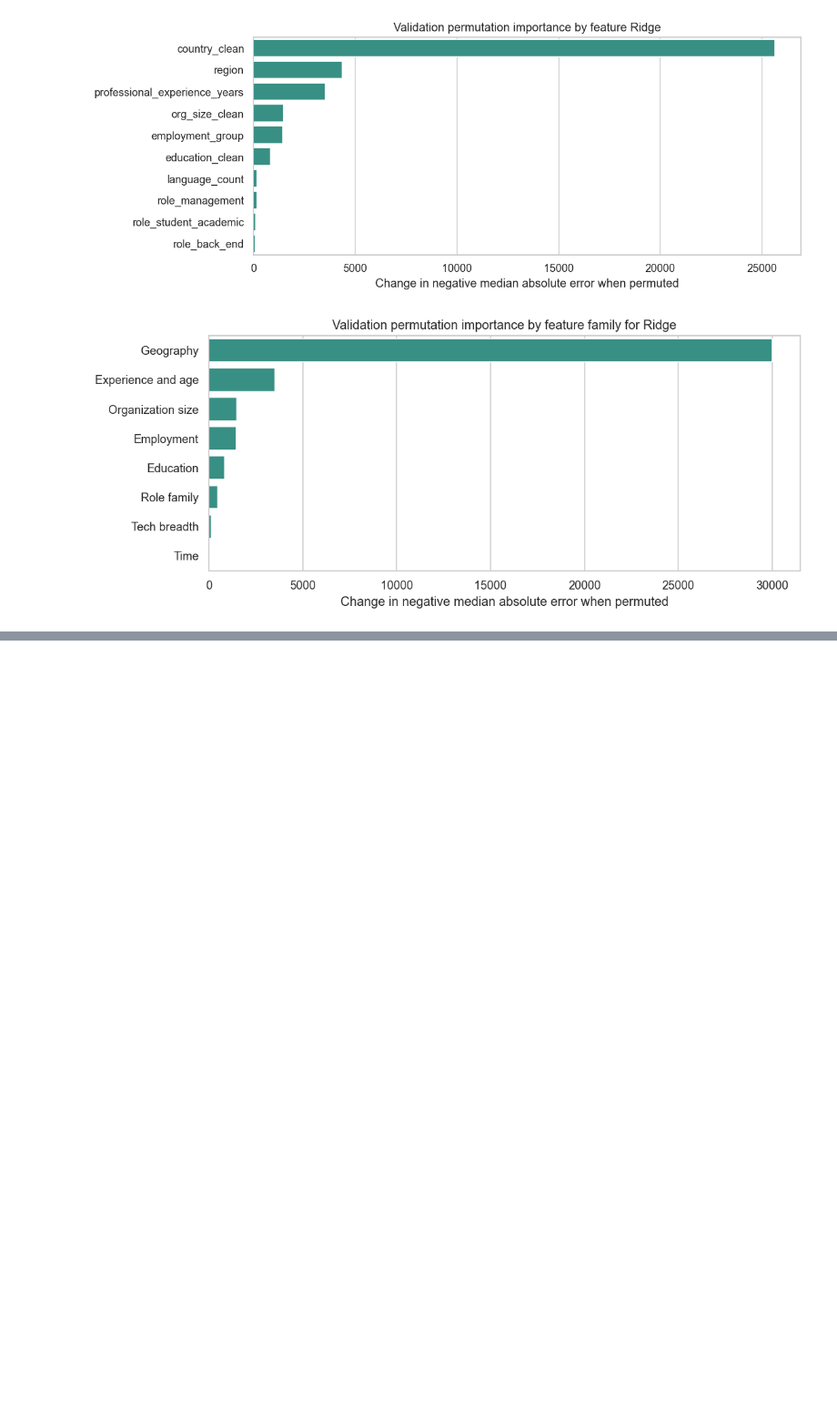
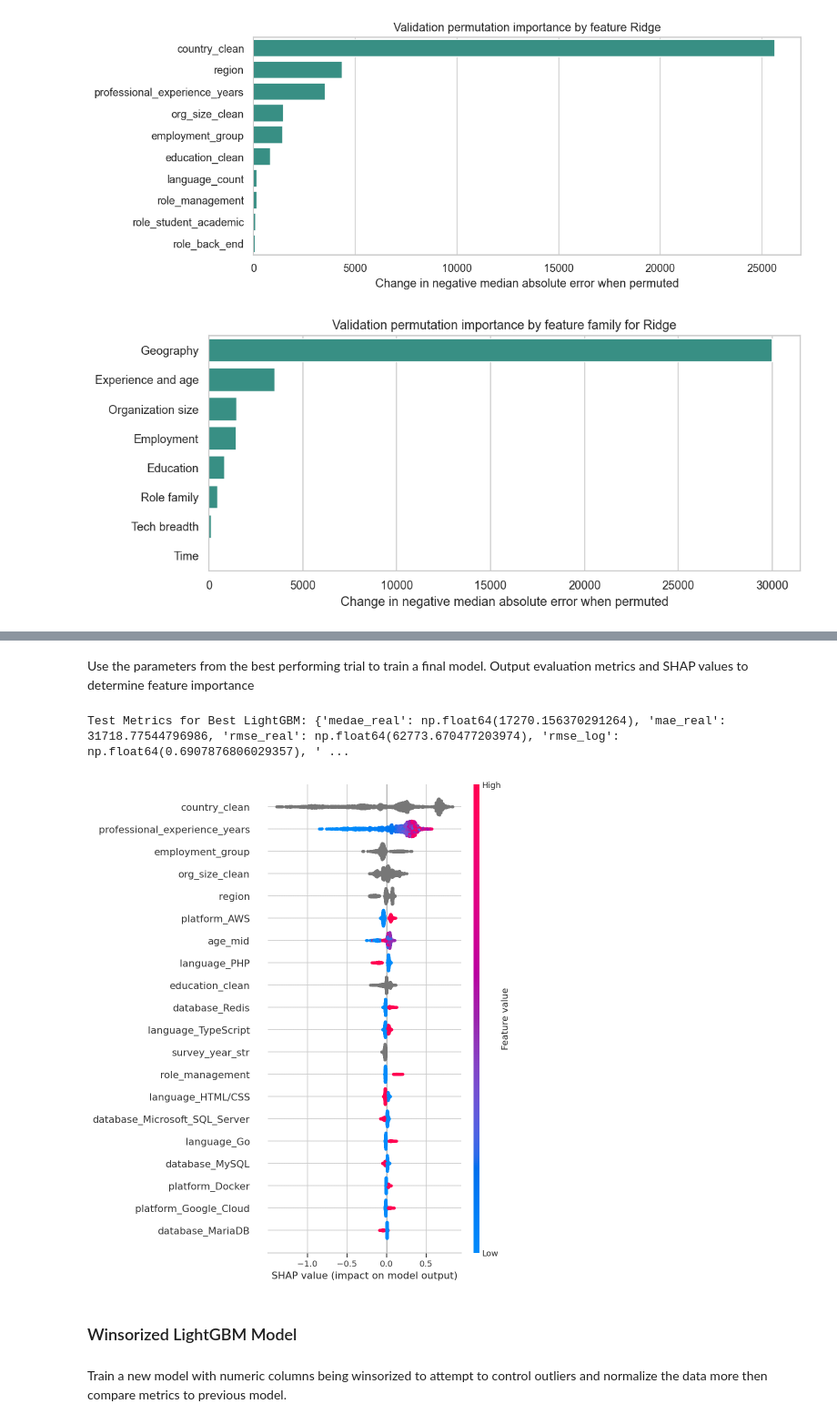
Before and after one commit to Jdrice72901/DSBA-6211-Stack-overflow-Survey-Analysis, a Jupyter notebook: notebooks/Compensation_Model.ipynb, the cells around one changed output, grey strips where cells are left out. Shown at 91% size. Cells and saved outputs as stored; diff of their text form; code cells hidden in the pictures; blank space fills up the shorter version.

```diff
--- a/notebooks/Compensation_Model.ipynb
+++ b/notebooks/Compensation_Model.ipynb
@@ -692,0 +1444,47 @@ Top families by permutation importance:
+# %% [markdown]
+Use the parameters from the best performing trial to train a final model. Output evaluation metrics and SHAP values to determine feature importance
+# %%
+# Train final best model
+best_params = study.best_trial.params
+best_params['objective'] = 'regression_l1'
+best_params['device_type'] = 'gpu'
+best_params['verbose'] = -1
+best_params['random_state'] = RANDOM_STATE
+
+# Preprocess full train+valid
+num_imputer = SimpleImputer(strategy='median')
+full_train = pd.concat([core_train, core_valid], axis=0)
+X_full_num = num_imputer.fit_transform(full_train[CORE_NUM + TECH_BOOL_COLS])
+X_full_cat = full_train[CORE_CAT].reset_index(drop=True)
+X_full = pd.concat([X_full_cat, pd.DataFrame(X_full_num, columns=CORE_NUM + TECH_BOOL_COLS)], axis=1)
+y_full = full_train[TARGET_COL].values
+
+final_lgb = lgb.LGBMRegressor(**best_params)
+final_lgb.fit(X_full, y_full)
+
+# Preprocess Test
+X_test_num = num_imputer.transform(core_test[CORE_NUM + TECH_BOOL_COLS])
+X_test_cat = core_test[CORE_CAT].reset_index(drop=True)
+X_test = pd.concat([X_test_cat, pd.DataFrame(X_test_num, columns=CORE_NUM + TECH_BOOL_COLS)], axis=1)
+y_test = core_test[TARGET_COL].values
+
+test_preds = final_lgb.predict(X_test)
+test_metrics = score_predictions(y_test, test_preds)
+print("Test Metrics for Best LightGBM:", test_metrics)
+
+# SHAP Values
+# We use a sample of the test set for SHAP to save computation time
+X_shap_sample = X_test.sample(2000, random_state=RANDOM_STATE)
+
+explainer = shap.TreeExplainer(final_lgb)
+shap_values = explainer(X_shap_sample)
+
+# Summary Plot
+shap.summary_plot(shap_values, X_shap_sample, max_display=20)
+# %% [output]
+Test Metrics for Best LightGBM: {'medae_real': np.float64(17270.156370291264), 'mae_real': 31718.77544796986, 'rmse_real': np.float64(62773.670477203974), 'rmse_log': np.float64(0.6907876806029357), ' ...
+[figure, added]
+# %% [markdown]
+### Winsorized LightGBM Model
+# %% [markdown]
+Train a new model with numeric columns being winsorized to attempt to control outliers and normalize the data more then compare metrics to previous model.
```
Also changed, not shown: parts of 33 cells of this notebook, 8 other files.
